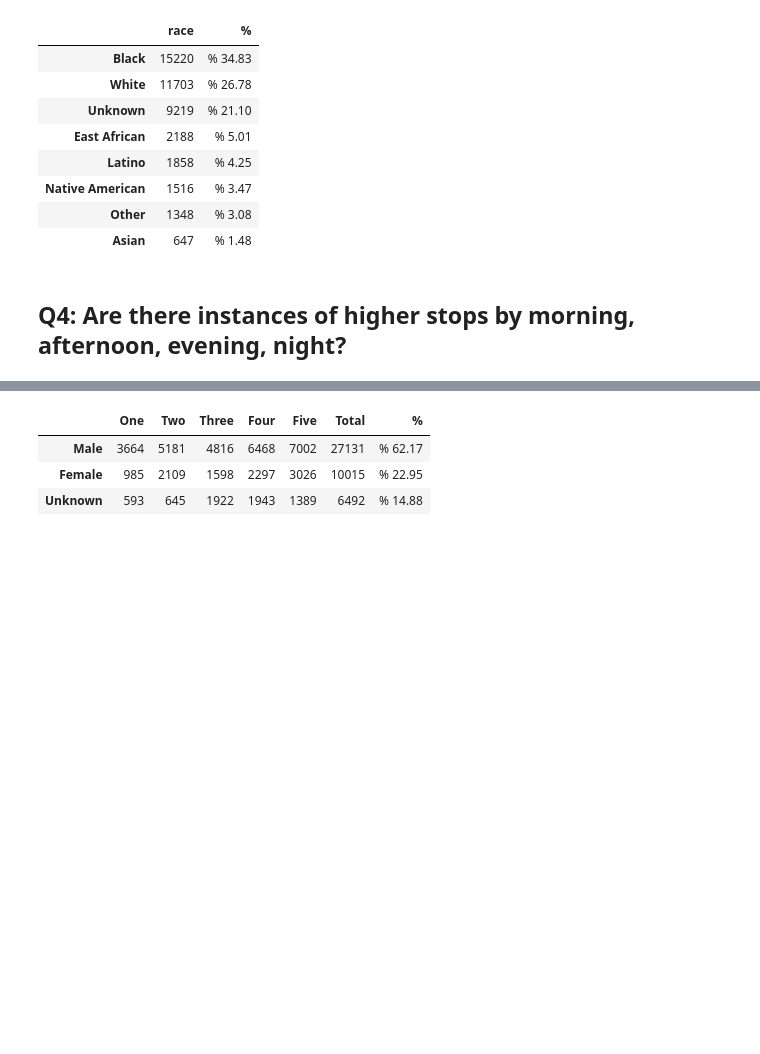
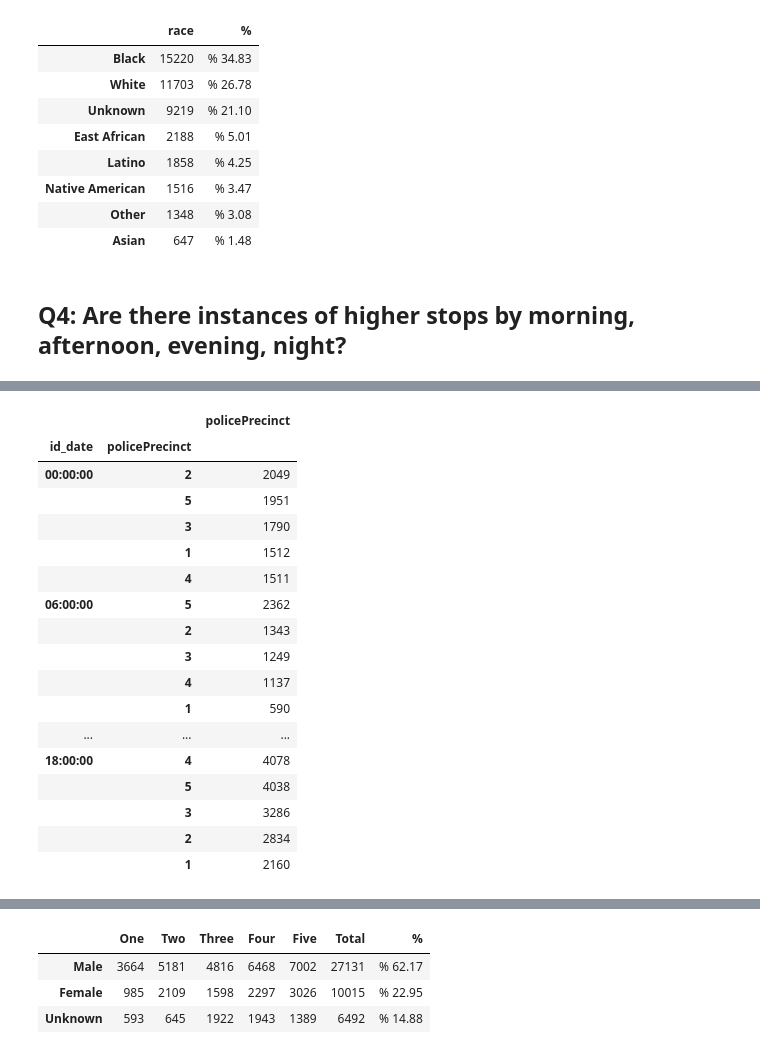
Before and after one commit to elu267/Project_GroupF, a Jupyter notebook: MN_Stop_Data.ipynb, the cells around one changed output, grey strips where cells are left out. Drawn from its saved outputs; the diff is of its cells as text; code cells hidden in the pictures; blank space fills up the shorter version.

```diff
--- a/MN_Stop_Data.ipynb
+++ b/MN_Stop_Data.ipynb
@@ -167,3 +168,26 @@ time_of_day
 | 06:00:00 | 6681 | 6681 | 6681 | 6681 | 6681 | 3103 | 6681 | 6681 | 6681 | ... |
 | 12:00:00 | 11809 | 11809 | 11809 | 11809 | 11809 | 5466 | 11809 | 11809 | 11809 | ... |
 | 18:00:00 | 16396 | 16396 | 16396 | 16396 | 16396 | 7010 | 16396 | 16396 | 16396 | ... |
+# %%
+timeDF = cleanDF.groupby(grouper) ['policePrecinct'].value_counts()
+timeDF = pd.DataFrame(timeDF)
+timeDF
+# %% [output]
+|  |  | policePrecinct |
+| id_date | policePrecinct |  |
+| 00:00:00 | 2 | 2049 |
+|  | 5 | 1951 |
+|  | 3 | 1790 |
+|  | 1 | 1512 |
+|  | 4 | 1511 |
+| 06:00:00 | 5 | 2362 |
+|  | 2 | 1343 |
+|  | 3 | 1249 |
+|  | 4 | 1137 |
+|  | 1 | 590 |
+| ... | ... | ... |
+| 18:00:00 | 4 | 4078 |
+|  | 5 | 4038 |
+|  | 3 | 3286 |
+|  | 2 | 2834 |
+|  | 1 | 2160 |
```
Also changed, not shown: parts of 5 cells of this notebook.
